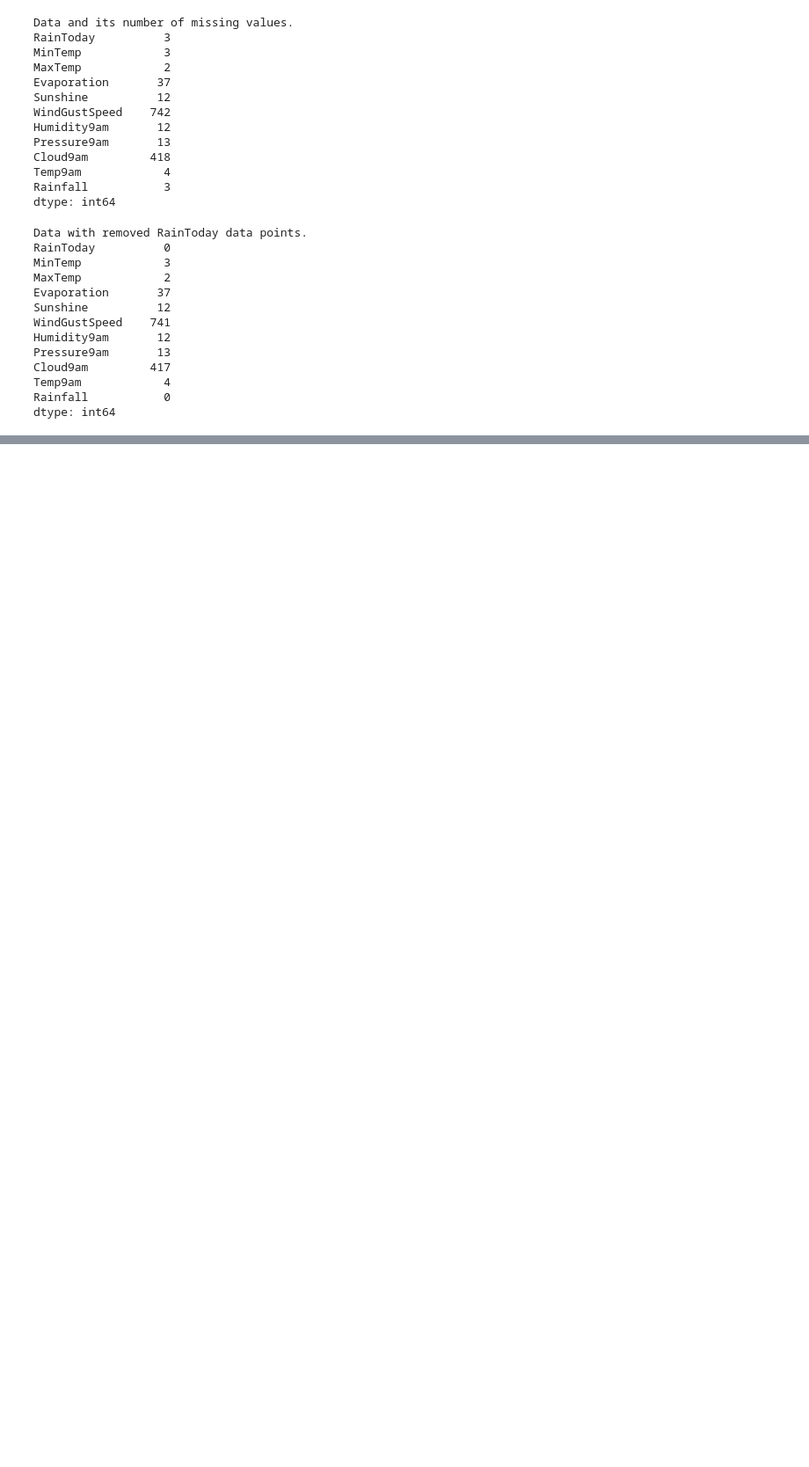
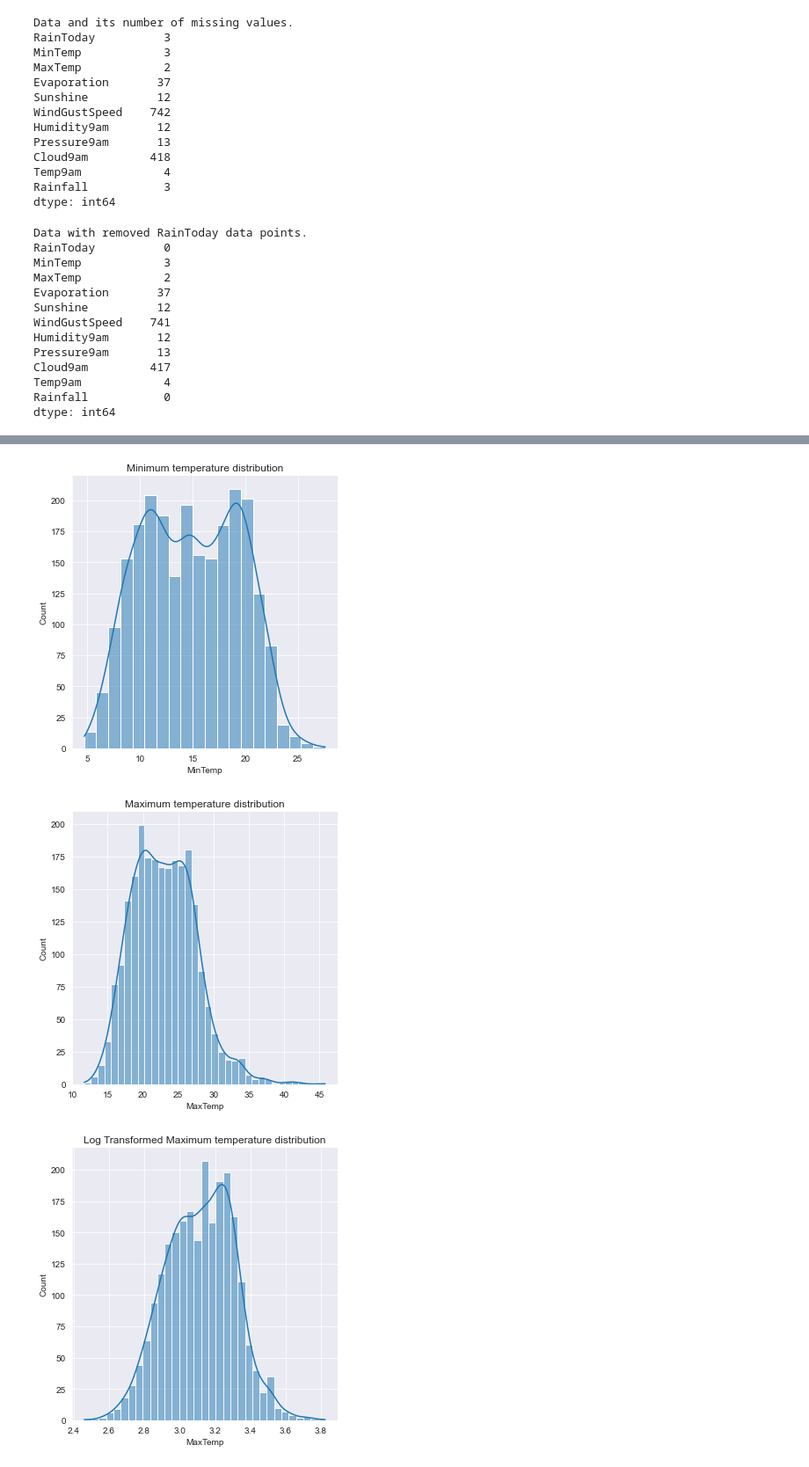
Before and after one commit to osquera/ML-Project, a Jupyter notebook: project1.ipynb, the cells around one changed output, grey strips where cells are left out. Shown at 88% size. Saved outputs shown, nothing was run; the diff lists cells and outputs as text; code cells hidden in the pictures; blank space fills up the shorter version.

```diff
--- a/project1.ipynb
+++ b/project1.ipynb
@@ -121,0 +108,70 @@ rho = (S * S) / (S * S).sum()
+# %%
+
+sns.displot(df, x='MinTemp', kde=True)
+plt.title("Minimum temperature distribution")
+plt.show()
+
+sns.displot(df, x="MaxTemp", kde=True)
+plt.title("Maximum temperature distribution")
+plt.show()
+
+target = np.log(df['MaxTemp'])
+sns.displot(data=target, kde=True)
+plt.title("Log Transformed Maximum temperature distribution")
+plt.show()
+
+
+sns.displot(df, x="WindGustSpeed", kde=True)
+plt.title("Wind Gust Speed distribution")
+plt.show()
+
+sns.displot(df, x="Humidity9am", kde=True)
+plt.title("Humidity at 9 am distribution")
+plt.show()
+
+target = np.square(df['Humidity9am'])
+sns.displot(data=target, kde=True)
+plt.title("x-squared Transformed Humidity at 9 am distribution")
+plt.show()
+
+
+
+sns.displot(df, x="Pressure9am", kde=True)
+plt.title("Pressure at 9 am distribution")
+plt.show()
+
+sns.displot(df, x="Cloud9am", kde=True)
+plt.title("Cloud level at 9 am distribution")
+plt.show()
+
+sns.displot(df, x="Temp9am", kde=True)
+plt.title("Temperature at 9 am distribution")
+plt.show()
+
+sns.displot(df, x="Rainfall", kde=True)
+plt.title("Rainfall during the day distribution")
+plt.show()
+
+target = np.log(df['Rainfall'])
+sns.displot(data=target, kde=True)
+plt.title("Log Transformed Rainfall during the day distribution")
+plt.show()
+
+
+sns.displot(df, x="Evaporation", kde=True)
+plt.title("Evaporation distribution")
+plt.show()
+
+target = np.sqrt(df['Evaporation'])
+sns.displot(data=target, kde=True)
+plt.title("Square root Transformed Evaporation distribution")
+plt.show()
+
+
+sns.displot(df, x="Sunshine", kde=True)
+plt.title("Sunshine distribution")
+plt.show()
+# %% [output]
+[figure, added]
+[figure, added]
+[figure, added]
```
Also changed, not shown: parts of 9 cells of this notebook.
